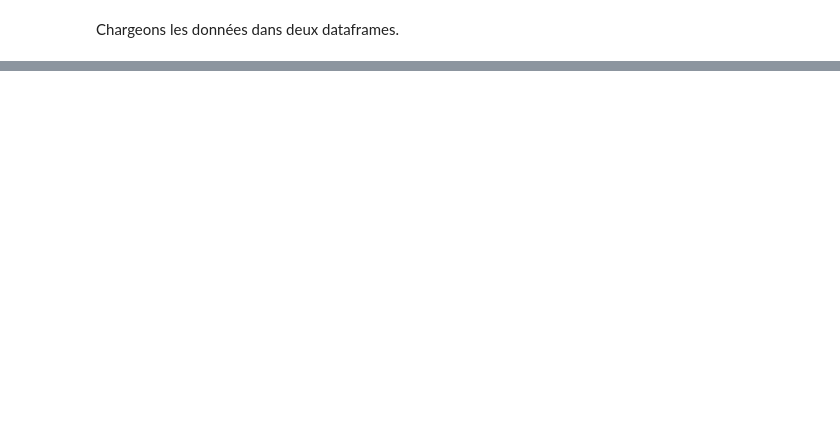
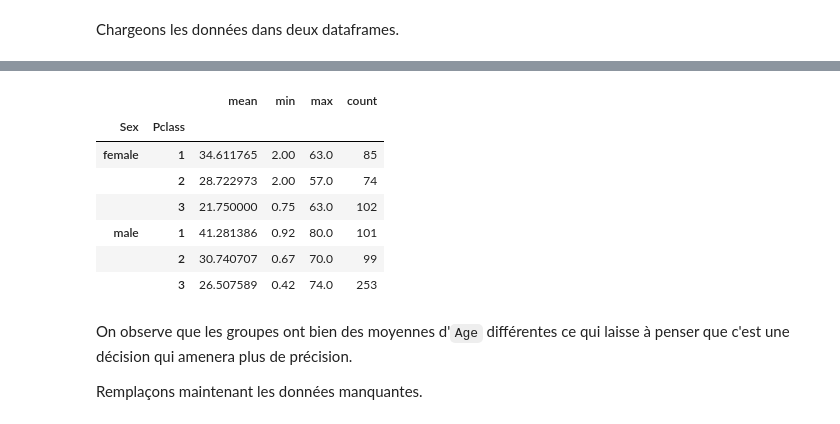
Before and after one commit to 17matb/kaggle-titanic, a Jupyter notebook: v2.ipynb, the cells around one changed output, grey strips where cells are left out. Cells and saved outputs as stored; diff of their text form; code cells hidden in the pictures; blank space fills up the shorter version.

```diff
--- a/v2.ipynb
+++ b/v2.ipynb
@@ -113,0 +102,21 @@ Valeurs : ['S' 'C' 'Q' nan]
+# %%
+# convertir certains types
+
+def convert_types(df):
+    data_converted = df.copy()
+
+    # CATEGORY: type pandas (liste finie de valeurs texte)
+
+    data_converted['Sex'] = data_converted['Sex'].astype('category')
+    data_converted['Embarked'] = data_converted['Embarked'].astype('category')
+
+    # STRING
+
+    data_converted['Name'] = data_converted['Name'].astype('string')
+    data_converted['Ticket'] = data_converted['Ticket'].astype('string')
+    data_converted['Cabin'] = data_converted['Cabin'].astype('string')
+
+    return data_converted
+
+train_data = convert_types(train_data)
+print('success')
@@ -113,0 +183,18 @@ Valeurs : ['S' 'C' 'Q' nan]
+# %%
+# vérifier que c'est plus pertinent que la moyenne globale
+age_by_group = train_data.groupby(['Sex', 'Pclass'], observed=False)['Age'].agg(['mean', 'min', 'max', 'count'])
+
+age_by_group
+# %% [output]
+|  |  | mean | min | max | count |
+| Sex | Pclass |  |  |  |  |
+| female | 1 | 34.611765 | 2.00 | 63.0 | 85 |
+|  | 2 | 28.722973 | 2.00 | 57.0 | 74 |
+|  | 3 | 21.750000 | 0.75 | 63.0 | 102 |
+| male | 1 | 41.281386 | 0.92 | 80.0 | 101 |
+|  | 2 | 30.740707 | 0.67 | 70.0 | 99 |
+|  | 3 | 26.507589 | 0.42 | 74.0 | 253 |
+# %% [markdown]
+On observe que les groupes ont bien des moyennes d'`Age` différentes ce qui laisse à penser que c'est une décision qui amenera plus de précision.
+
+Remplaçons maintenant les données manquantes.
```
Also changed, not shown: parts of 25 cells of this notebook, 2 other files.
